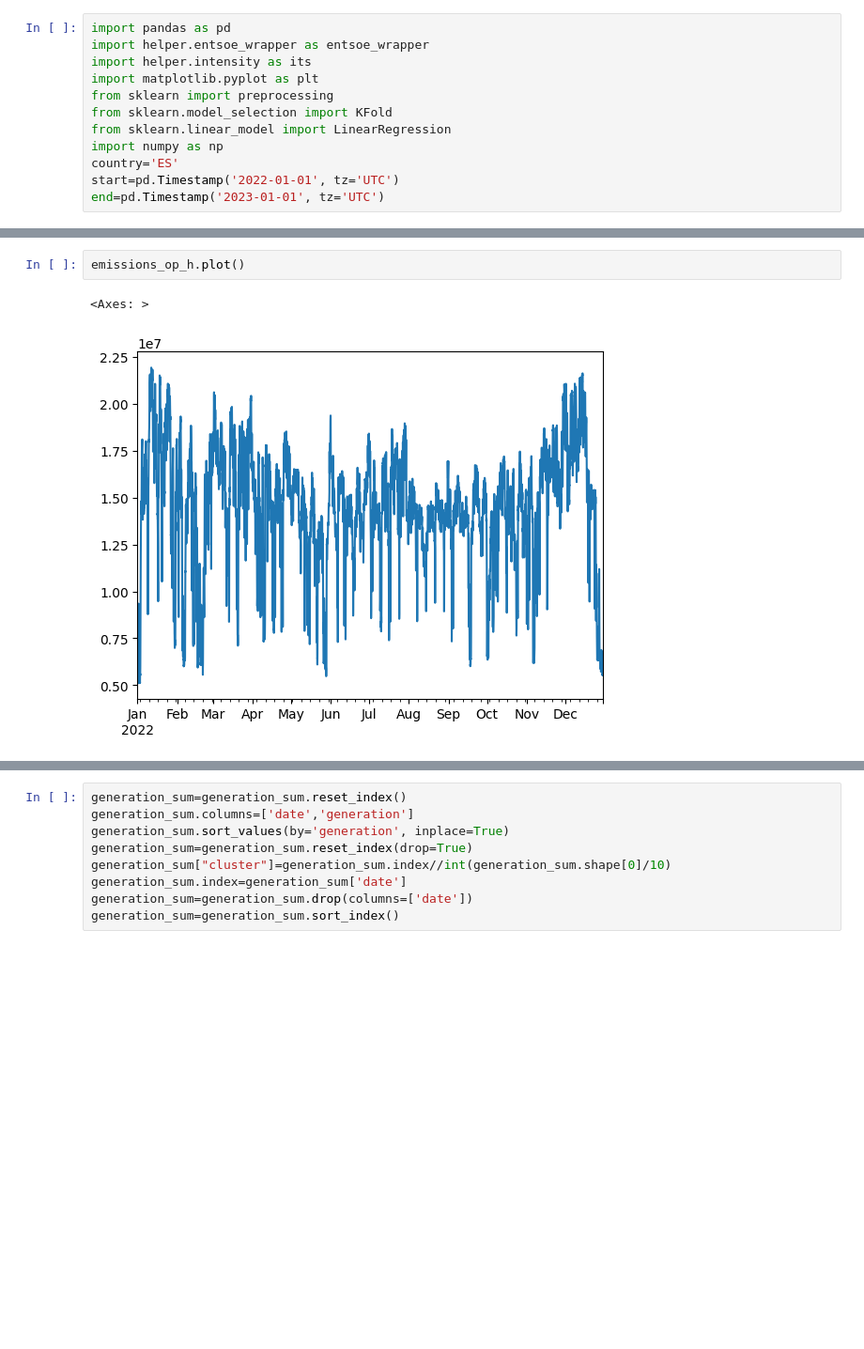
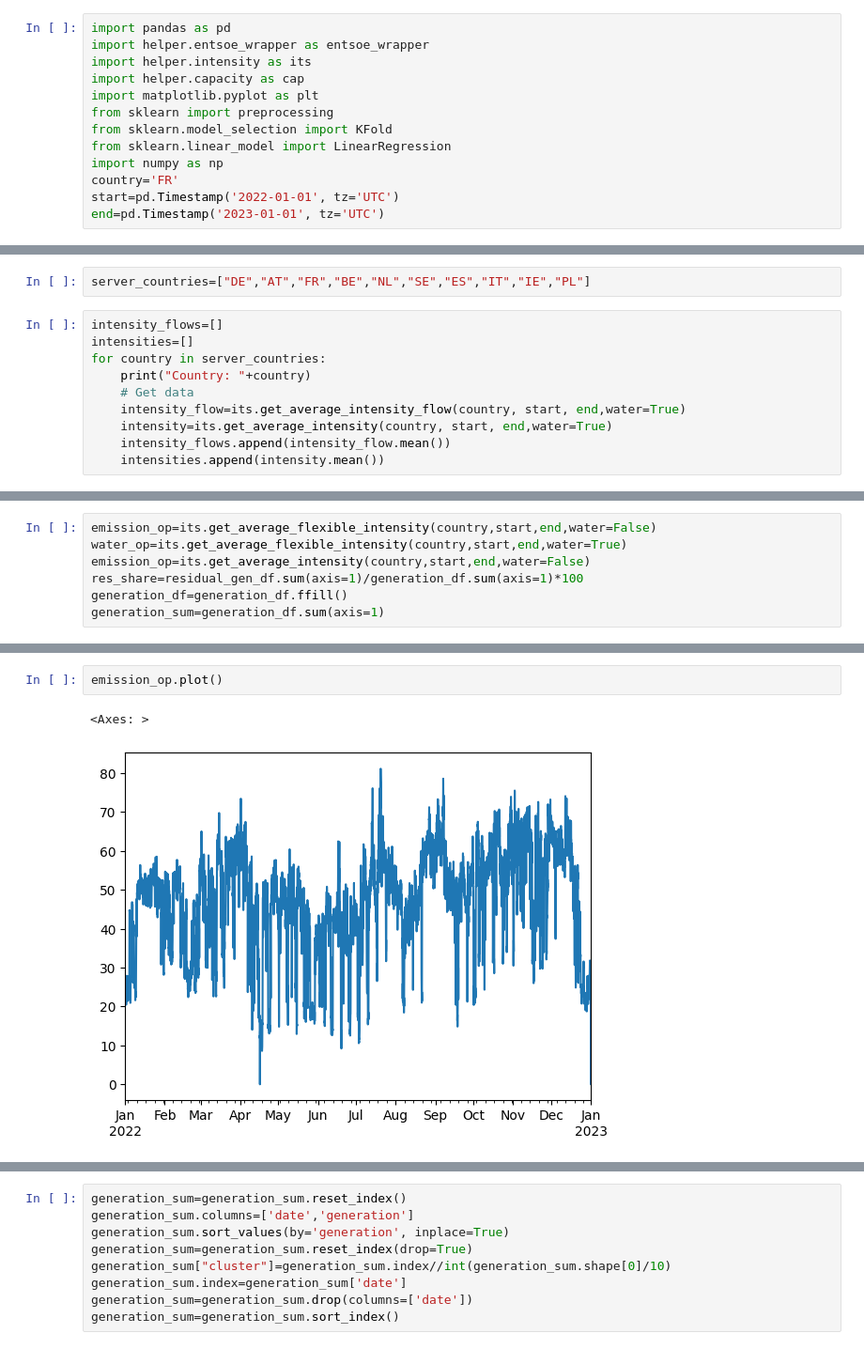
Before and after one commit to jonasschiller/IntensityLib, a Jupyter notebook: Testing.ipynb, the cells around one changed output, grey strips where cells are left out. Shown at 94% size. Cells and saved outputs as stored; diff of their text form; blank space fills up the shorter version.

```diff
--- a/Testing.ipynb
+++ b/Testing.ipynb
@@ -2,11 +2,12 @@
 import pandas as pd
 import helper.entsoe_wrapper as entsoe_wrapper
 import helper.intensity as its
+import helper.capacity as cap
 import matplotlib.pyplot as plt
 from sklearn import preprocessing
 from sklearn.model_selection import KFold
 from sklearn.linear_model import LinearRegression
 import numpy as np
-country='ES'
+country='FR'
 start=pd.Timestamp('2022-01-01', tz='UTC')
 end=pd.Timestamp('2023-01-01', tz='UTC')
@@ -37,0 +14,12 @@ KeyError: "['Solar_Actual Consumption', 'Wind Onshore_Actual Consumption'] not f
+# %%
+server_countries=["DE","AT","FR","BE","NL","SE","ES","IT","IE","PL"]
+# %%
+intensity_flows=[]
+intensities=[]
+for country in server_countries:
+    print("Country: "+country)
+    # Get data
+    intensity_flow=its.get_average_intensity_flow(country, start, end,water=True)
+    intensity=its.get_average_intensity(country, start, end,water=True)
+    intensity_flows.append(intensity_flow.mean())
+    intensities.append(intensity.mean())
@@ -37,0 +85,7 @@ KeyError: "['Solar_Actual Consumption', 'Wind Onshore_Actual Consumption'] not f
+# %%
+emission_op=its.get_average_flexible_intensity(country,start,end,water=False)
+water_op=its.get_average_flexible_intensity(country,start,end,water=True)
+emission_op=its.get_average_intensity(country,start,end,water=False)
+res_share=residual_gen_df.sum(axis=1)/generation_df.sum(axis=1)*100
+generation_df=generation_df.ffill()
+generation_sum=generation_df.sum(axis=1)
@@ -52,7 +105,7 @@ Other_Actual Aggregated                              2.298542e+06
 dtype: float64
 # %%
-emissions_op_h.plot()
+emission_op.plot()
 # %% [output]
 <Axes: >
-[figure, old version]
+[figure, new version]
 # %%
```
Also changed, not shown: parts of 11 cells of this notebook, 8 other files.
